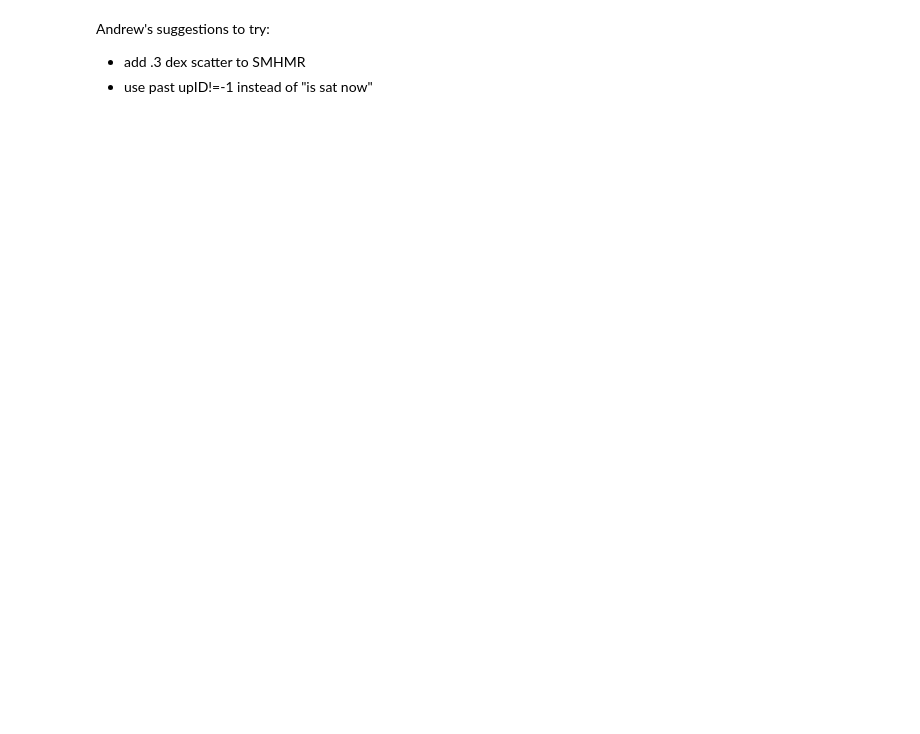
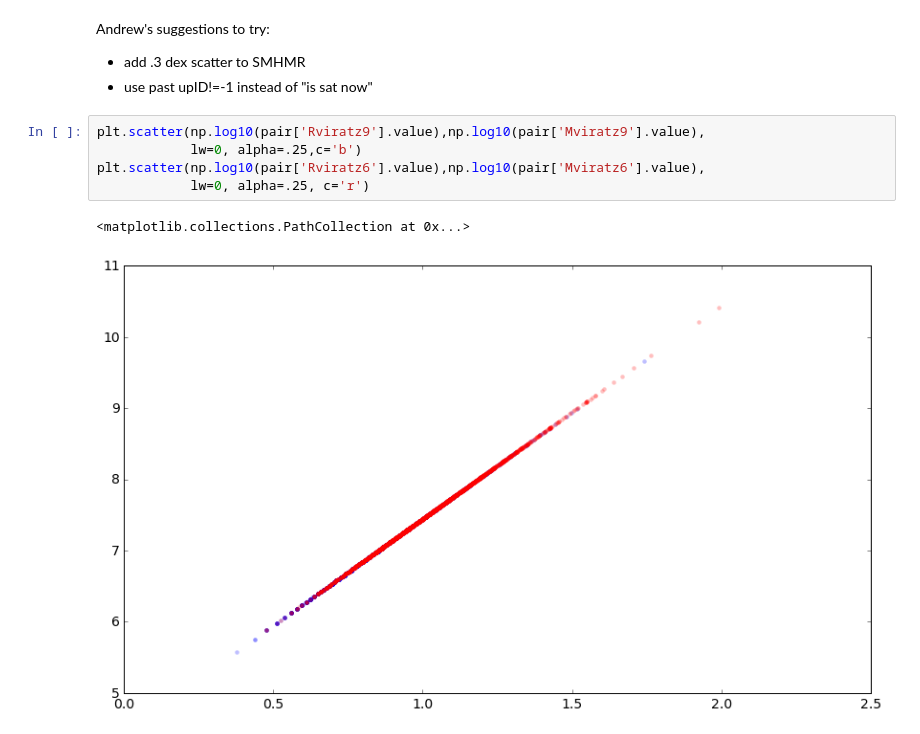
Before and after one commit to eteq/galvis, a Jupyter notebook: Probabilistic Experiments.ipynb, the cells around one changed output. Saved outputs shown, nothing was run; the diff lists cells and outputs as text; blank space fills up the shorter version.

```diff
--- a/Probabilistic Experiments.ipynb
+++ b/Probabilistic Experiments.ipynb
@@ -276,3 +317,11 @@ None
 Andrew's suggestions to try:
 * add .3 dex scatter to SMHMR
 * use past upID!=-1 instead of "is sat now"
+# %%
+plt.scatter(np.log10(pair['Rviratz9'].value),np.log10(pair['Mviratz9'].value),
+            lw=0, alpha=.25,c='b')
+plt.scatter(np.log10(pair['Rviratz6'].value),np.log10(pair['Mviratz6'].value),
+            lw=0, alpha=.25, c='r')
+# %% [output]
+<matplotlib.collections.PathCollection at 0x...>
+[figure, added]
```
Also changed, not shown: parts of 13 cells of this notebook.
